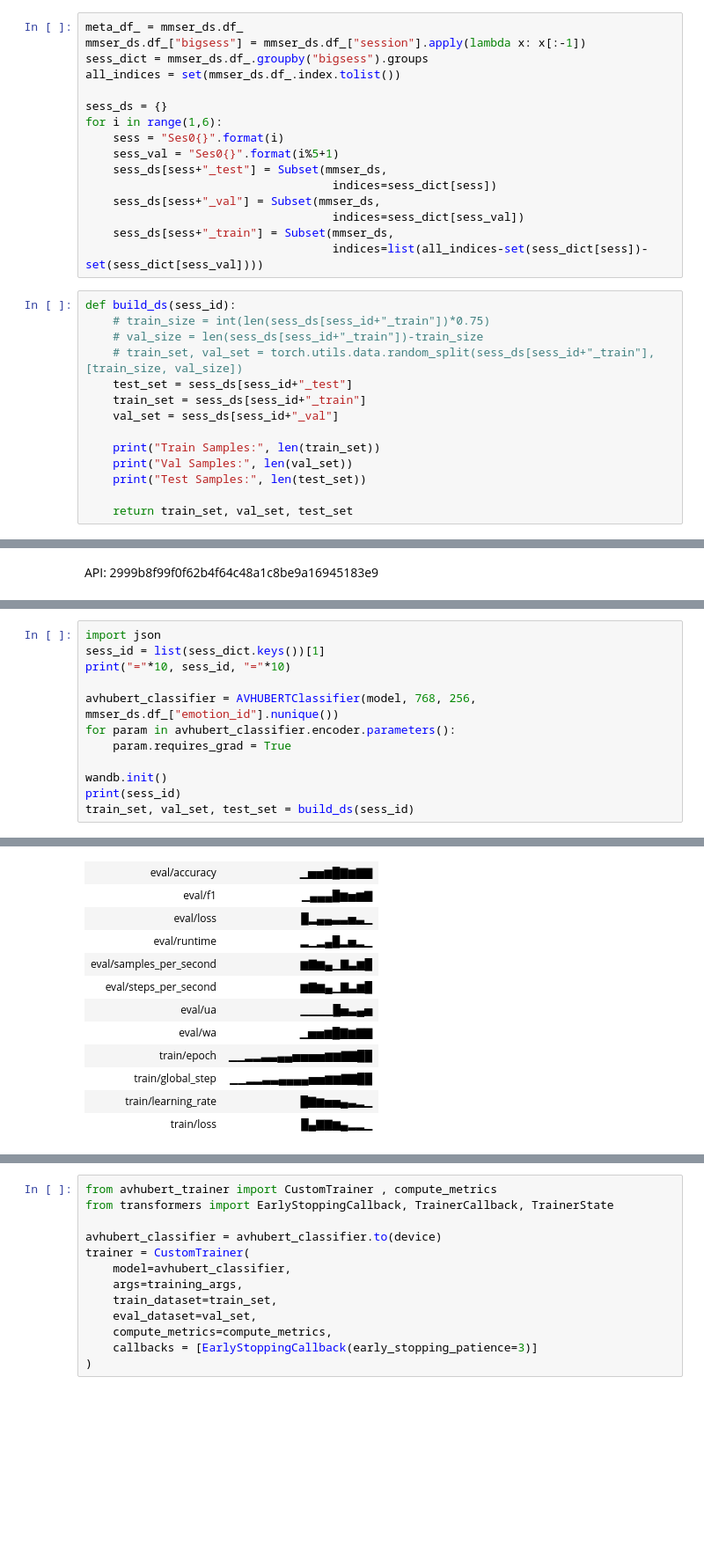
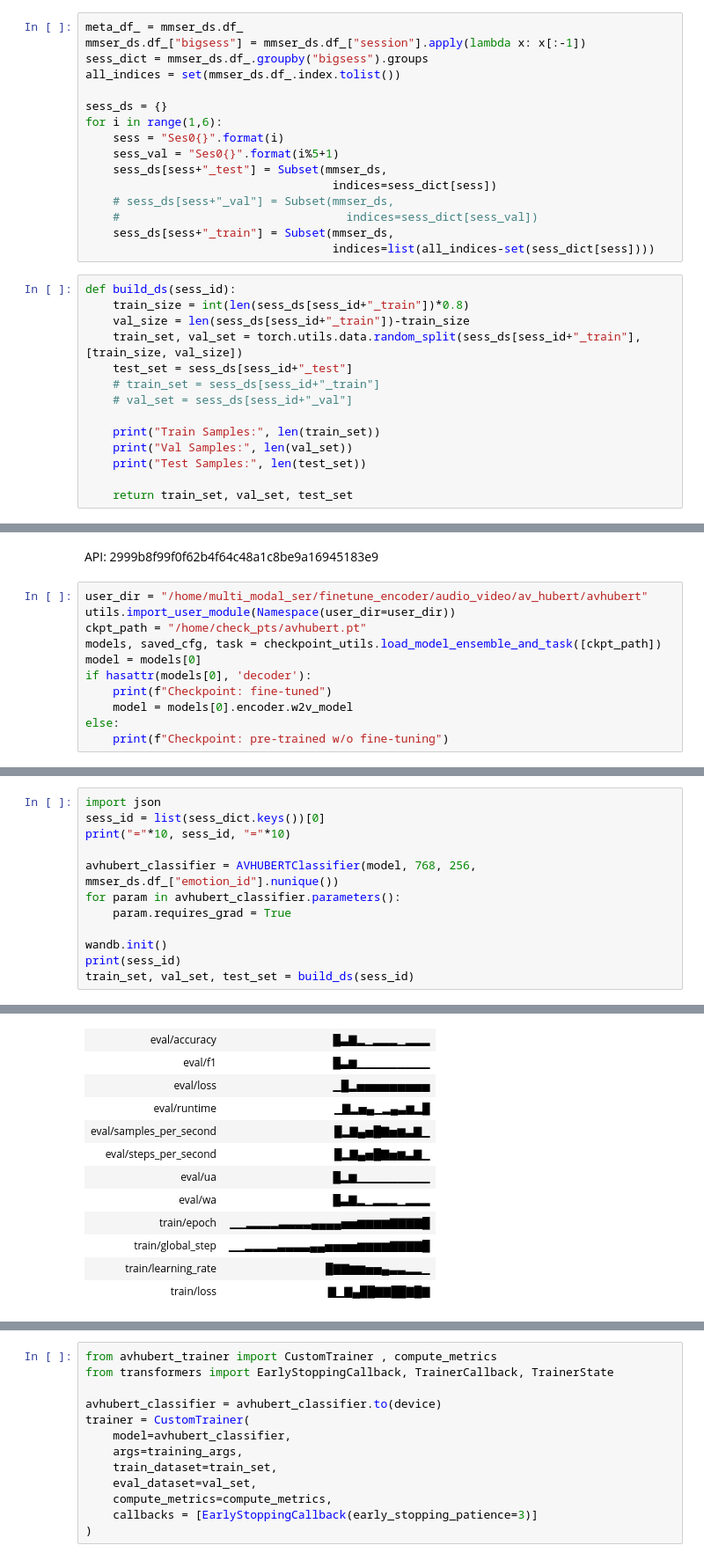
Before and after one commit to ChuakBlurk/multi_modal_ser, a Jupyter notebook: finetune_encoder/audio_video/AVHUBERT pipeline.ipynb, the cells around one changed output, grey strips where cells are left out. Shown: that part at 88% size. Drawn from its saved outputs; the diff is of its cells as text; blank space fills up the shorter version.

```diff
--- a/finetune_encoder/audio_video/AVHUBERT pipeline.ipynb
+++ b/finetune_encoder/audio_video/AVHUBERT pipeline.ipynb
@@ -177,18 +148,18 @@ for i in range(1,6):
     sess_val = "Ses0{}".format(i%5+1)
     sess_ds[sess+"_test"] = Subset(mmser_ds,
                                     indices=sess_dict[sess])
-    sess_ds[sess+"_val"] = Subset(mmser_ds,
-                                    indices=sess_dict[sess_val])
+    # sess_ds[sess+"_val"] = Subset(mmser_ds,
+    #                                 indices=sess_dict[sess_val])
     sess_ds[sess+"_train"] = Subset(mmser_ds,
-                                    indices=list(all_indices-set(sess_dict[sess])-set(sess_dict[sess_val])))
+                                    indices=list(all_indices-set(sess_dict[sess])))
 # %%
 def build_ds(sess_id):
-    # train_size = int(len(sess_ds[sess_id+"_train"])*0.75)
-    # val_size = len(sess_ds[sess_id+"_train"])-train_size
-    # train_set, val_set = torch.utils.data.random_split(sess_ds[sess_id+"_train"], [train_size, val_size])
+    train_size = int(len(sess_ds[sess_id+"_train"])*0.8)
+    val_size = len(sess_ds[sess_id+"_train"])-train_size
+    train_set, val_set = torch.utils.data.random_split(sess_ds[sess_id+"_train"], [train_size, val_size])
     test_set = sess_ds[sess_id+"_test"]
-    train_set = sess_ds[sess_id+"_train"]
-    val_set = sess_ds[sess_id+"_val"]
+    # train_set = sess_ds[sess_id+"_train"]
+    # val_set = sess_ds[sess_id+"_val"]
 
     print("Train Samples:", len(train_set))
     print("Val Samples:", len(val_set))
@@ -199,3 +170,14 @@ def build_ds(sess_id):
 ### Run Pipeline
 # %% [markdown]
 API: 2999b8f99f0f62b4f64c48a1c8be9a16945183e9
+# %%
+user_dir = "/home/multi_modal_ser/finetune_encoder/audio_video/av_hubert/avhubert"
+utils.import_user_module(Namespace(user_dir=user_dir))
+ckpt_path = "/home/check_pts/avhubert.pt"
+models, saved_cfg, task = checkpoint_utils.load_model_ensemble_and_task([ckpt_path])
+model = models[0]
+if hasattr(models[0], 'decoder'):
+    print(f"Checkpoint: fine-tuned")
+    model = models[0].encoder.w2v_model
+else:
+    print(f"Checkpoint: pre-trained w/o fine-tuning")
@@ -202,10 +186,10 @@ API: 2999b8f99f0f62b4f64c48a1c8be9a16945183e9
 # %%
 import json
-sess_id = list(sess_dict.keys())[1]
+sess_id = list(sess_dict.keys())[0]
 print("="*10, sess_id, "="*10)
 
 avhubert_classifier = AVHUBERTClassifier(model, 768, 256, mmser_ds.df_["emotion_id"].nunique())
-for param in avhubert_classifier.encoder.parameters():
+for param in avhubert_classifier.parameters():
     param.requires_grad = True
 
 wandb.init()
@@ -217,16 +201,16 @@ Finishing last run (ID:o2al5gu0) before initializing another...
 Waiting for W&B process to finish... (success).
 wandb: WARNING Source type is set to 'repo' but some required information is missing from the environment. A job will not be created from this run. See https://docs.wandb.ai/guides/launch/create-job
 Run history:
-| eval/accuracy | ▁▅▅▆█▇▆▇▇ |
-| eval/f1 | ▁▄▄▄█▆▅▆▇ |
-| eval/loss | █▂▄▄▃▃▅▃▁ |
-| eval/runtime | ▂▁▂▄█▂▅▂▁ |
-| eval/samples_per_second | ▆▇▆▄▁▇▃▆█ |
-| eval/steps_per_second | ▆▇▆▄▁▇▃▆█ |
-| eval/ua | ▁▁▁▁█▅▃▄▅ |
-| eval/wa | ▁▅▅▆█▇▆▇▇ |
-| train/epoch | ▁▁▂▂▃▃▄▄▅▅▅▅▆▆▇▇██ |
-| train/global_step | ▁▁▂▂▃▃▄▄▄▄▅▅▆▆▇▇██ |
-| train/learning_rate | █▇▆▅▅▄▃▂▁ |
-| train/loss | █▄▇▇▆▄▂▂▁ |
+| eval/accuracy | █▃▇▂▁▂▂▂▁▂▂▂ |
+| eval/f1 | █▃▆▁▁▁▁▁▁▁▁▁ |
+| eval/loss | ▁█▂▅▅▅▅▅▅▅▅▅ |
+| eval/runtime | ▁▇▂▅▄▁▂▄▃▆▂█ |
+| eval/samples_per_second | █▂▇▄▅█▇▅▆▃▇▁ |
+| eval/steps_per_second | █▂▇▄▅█▇▅▆▃▇▁ |
+| eval/ua | █▂▆▁▁▁▁▁▁▁▁▁ |
+| eval/wa | █▃▇▂▁▂▂▂▁▂▂▂ |
+| train/epoch | ▁▁▂▂▂▂▃▃▃▃▄▄▄▄▅▅▆▆▆▆▇▇▇▇█ |
+| train/global_step | ▁▁▂▂▂▂▃▃▃▃▄▄▅▅▅▅▆▆▆▆▇▇▇▇█ |
+| train/learning_rate | █▇▇▆▆▅▅▄▃▃▂▂▁ |
+| train/loss | ▇▁▇▄██▇▇██▇█▇ |
 Run summary:
```
Also changed, not shown: parts of 20 cells of this notebook, 1 other file.
